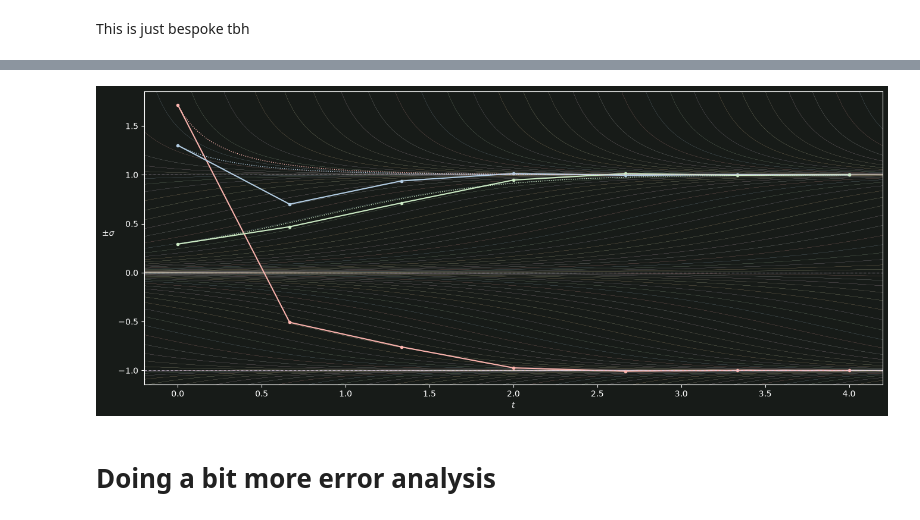
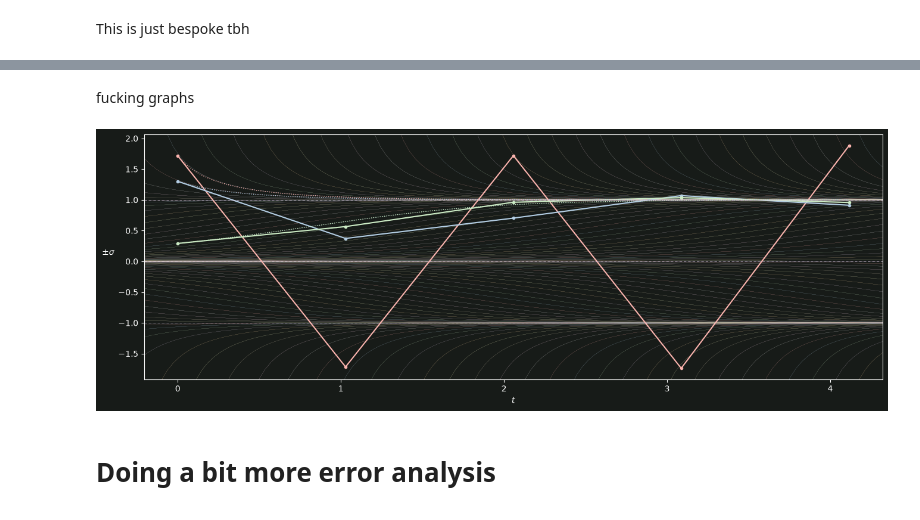
Before and after one commit to 3257077517-collab/Team17, a Jupyter notebook: report/notes.ipynb, the cells around one changed output, grey strips where cells are left out. Drawn from its saved outputs; the diff is of its cells as text; code cells hidden in the pictures.

Commit message:
wip graphs and found fun example

```diff
--- a/report/notes.ipynb
+++ b/report/notes.ipynb
@@ -217,14 +217,14 @@ X0 = U @ Sigma0 @ V.T
 polar_factor_flow_fun = make_polar_factor_flow_fun(out_dim)
 polar_factor_flow_jac = make_polar_factor_flow_jac(out_dim)
 
-t_bounds = (0.0, 4.0)
+t_bounds = (0.0, 4.115)
 # y_bounds = (-1.25, 2.0)
 # %% [markdown]
 # Graph of Flow Lines and Euler Polygons
 # %% [markdown]
 This is just bespoke tbh
 # %%
-def plot_flow_lines(ax: plt.Axes, num_lines, t_resolution=129):
+def plot_flow_lines(ax: plt.Axes, num_lines, t_resolution=129, **kwargs):
     t_left, t_right = ax.get_xlim()
 
     ts = np.linspace(t_left, t_right, t_resolution)
@@ -233,6 +233,7 @@ def plot_flow_lines(ax: plt.Axes, num_lines, t_resolution=129):
 
     y_bottom, y_top = ax.get_ylim()
     plot_kwargs = dict(linewidth=0.125, zorder=-1)
+    plot_kwargs.update(kwargs or {})
 
     if y_bottom < -1.0:
         for t0, s0 in zip(t0s, s0s):
@@ -285,0 +289,19 @@ def plot_polygon_of_soln_svs(ax: plt.Axes,
+# %%
+fig: plt.Figure
+ax_flow: plt.Axes
+ax_strip: plt.Axes
+fig, (ax_flow, ax_strip) = plt.subplots(1, 2, figsize=plt.figaspect(1), width_ratios=(5, 1), sharey=True)
+fig.set_constrained_layout(True)
+
+ax_flow.set_xlabel('$t$')
+ax_flow.set_ylabel('$\\pm\\sigma_i$', labelpad=12, rotation=0)
+ax_flow.set_xlim(0.0, 1.0)
+ax_flow.set_ylim(-1.5, 1.5)
+plot_flow_lines(ax_flow, 16, linewidth=0.5, color='C1')
+
+ax_flow.axhline(-1.0, linewidth=1.0, color='C0')
+ax_flow.axhline(0.0, linewidth=1.0, color='C0')
+ax_flow.axhline(1.0, linewidth=1.0, color='C0')
+
+ax_strip.set_xlabel('$\\dot{\\sigma}_i$', labelpad=12, rotation=0)
+ax_strip.tick_params(labelbottom=False, which='both')
@@ -286,33 +310,35 @@ def plot_polygon_of_soln_svs(ax: plt.Axes,
+# %% [markdown]
+fucking graphs
 # %%
 soln = itg.solve_ivp(
     polar_factor_flow_fun,
     t_bounds,
     np.ravel(X0),
     method=NaiveRK11,
-    num_steps=6
+    num_steps=4
 )
 
 fig: plt.Figure
 ax: plt.Axes
-fig, ax = plt.subplots(figsize=plt.figaspect(2/5))
+fig, ax = plt.subplots(figsize=plt.figaspect(1/3))
 
 ax.set_xlabel('$t$')
-ax.set_ylabel('$\\pm\\sigma$', labelpad=12, rotation=0)
+ax.set_ylabel('$\\pm\\sigma_i$', labelpad=12, rotation=0)
 
 plot_polygon_of_soln_svs(ax, soln, U, V)
 
 # ax.set_autoscale_on(False) # I want to do this but it seems buggy???
 ax.set_xlim(*ax.get_xlim())
 ax.set_ylim(*ax.get_ylim())
 plot_flow_lines(ax, 32)
 
 ax.axhline(-1.0, linewidth=0.5, linestyle='-.', color='C3')
 ax.axhline(0.0, linewidth=0.5, linestyle='-.', color='C3')
 ax.axhline(1.0, linewidth=0.5, linestyle='-.', color='C3')
 
 plt.show()
 # %% [output]
-[figure, old version]
+[figure, new version]
 # %% [markdown]
 # Doing a bit more error analysis
 # %% [markdown]
```
Also changed, not shown: parts of 7 cells of this notebook.
